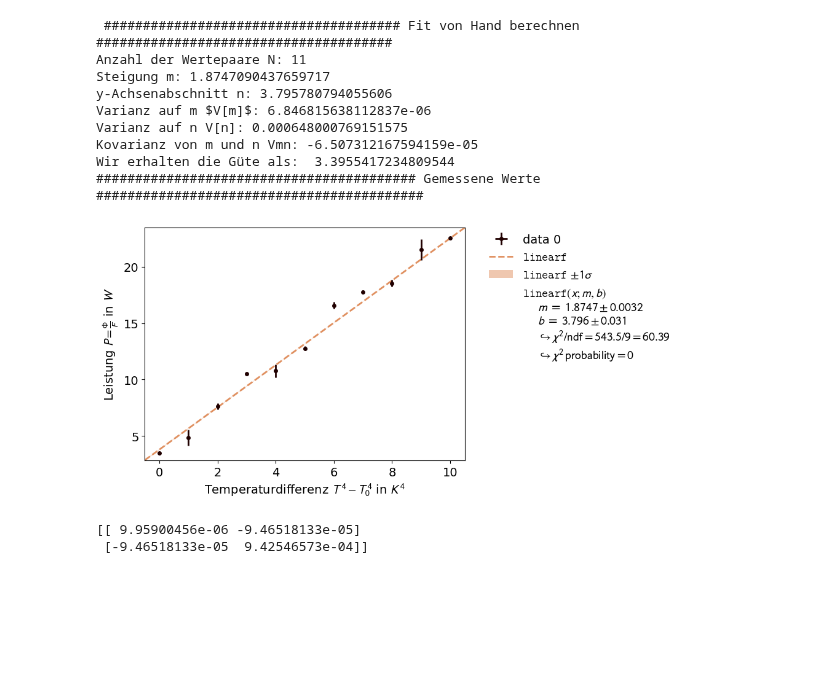
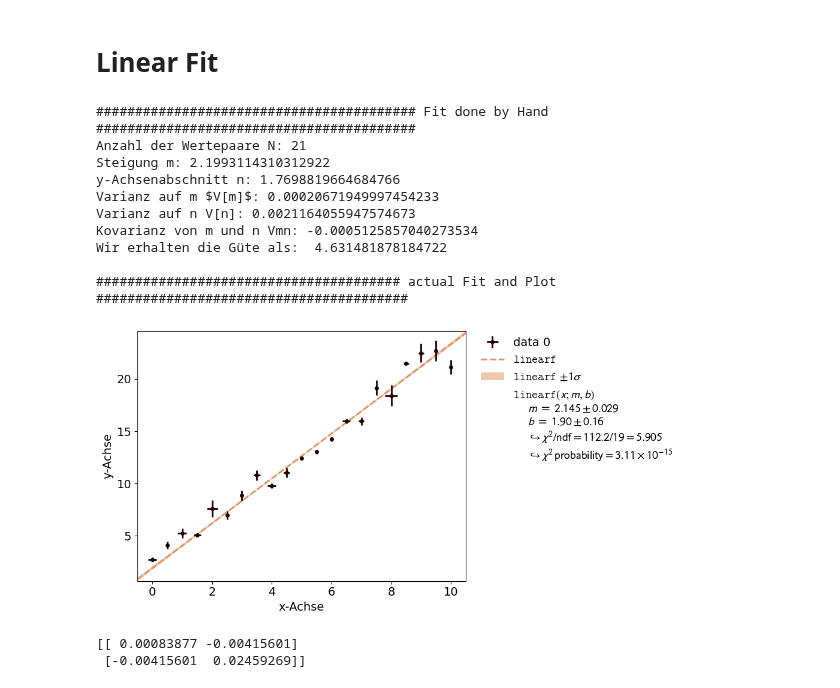
Before and after one commit to Adrian-Scholand/P2-Pysik-Praktikum-Uni-Bonn, a Jupyter notebook: New_Experiment.ipynb, the cells around one changed output. Drawn from its saved outputs; the diff is of its cells as text; code cells hidden in the pictures; blank space fills up the shorter version.

```diff
--- a/New_Experiment.ipynb
+++ b/New_Experiment.ipynb
@@ -170,29 +199,24 @@ plt.savefig(f'{name+".jpg"}', dpi = 300) #Plot als jpg-Datei abspeichern
+# %% [markdown]
+# Linear Fit
 # %%
-######################################## Geraden-Fit ########################################
+######################################## Linear Fit ########################################
 name = "name_Fit"
 
-#################### Werte festlegen ####################
-
-#Fit_label = r'Label der Messwerte'
+#################### Set Data ####################
 x_data =  x_data
 y_data = y_data
 x_err = x_err
 y_err = y_err
 
-#################### Achsenbeschriftung ####################
-xlabel = r'Temperaturdifferenz $T^4-T^4_0$ in $K^4$' #Die Lable sind formated-Strings, sodass sie LaTex-code darstellen können
-ylabel = r'Leistung $P=\frac{\Phi}{F}$ in $W$'
+#################### set Labels ####################
+xlabel = r'x-Achse' #label of x-axis
+ylabel = r'y-Achse' #label of y-axis
+
+######################################## Fit done by Hand ########################################
+print(f'{" Fit done by Hand ":#^100}')
 
 N = len(x_data)
-
-#from kafe2 import XYContainer, Fit, Plot
-#import matplotlib.pyplot as plt
-#import numpy as np
-
-######################################## Fit von Hand berechnen ########################################
-print("\n", f'{" Fit von Hand berechnen ":#^100}')
-
-print("Anzahl der Wertepaare N:" , N) #N = Anzahl der Wertepaare
+print("Anzahl der Wertepaare N:" , N) #N = number of Datapoints
 
 #################### Bildung der Varianzgewichteten Mittelwerte z ∈ {x, y, xy, x^2} ####################
 sumyerr  = sum(1/(y_err)**2)
@@ -232,48 +256,51 @@ print("Varianz auf n V[n]:", Vn)
 Vmn = -Vm * xMittel #Kovarianz von m und n
 print("Kovarianz von m und n Vmn:", Vmn)
 
 #Berechnung der Güte:
-xi2array = (y-m_fit*x-n_fit)**2/y_err #
+xi2array = (y_data-m_fit*x_data-n_fit)**2/y_err #
 xi2 = sum(xi2array)
 #print("xi^2-Wert des Fits: ",xi2)
 güte = xi2/(14-2) #Güte
 print("Wir erhalten die Güte als: ", güte)
 
-######################################## eigentlicher Fit und Plot ########################################
-print(f'{" Gemessene Werte ":#^100}')
+######################################## actual Fit and Plot ########################################
+print("\n" + f'{" actual Fit and Plot ":#^100}', sep="")
+#from kafe2 import XYContainer, Fit, Plot
+#import matplotlib.pyplot as plt
+#import numpy as np
 
 def linearf(x, m, b):# lineare Funktion aufstellen
     return m*x+b
 def linfit(x_data, y_data, x_err, y_err): # funktion mit den daten als argumenten erstellen
     xy_data = XYContainer(x_data, y_data) # behälter für x und y erstellen
-    #xy_data.add_error(axis='x', err_val=x_err) # x-Fehlerbalken
+    xy_data.add_error(axis='x', err_val=x_err) # x-Fehlerbalken
     xy_data.add_error(axis='y', err_val=y_err) # y-Fehlerbalken
     linear_fit = Fit(data=xy_data, model_function=linearf) # Objekt mit dem xy- Behälter und der linearen Funkrion erzeugen
     fit_results = linear_fit.do_fit() # ergebnisse bestimmen und später ausgeben lassen
-    #linear_fit.report()
+    #linear_fit.report() #The report is very long
     plot = Plot(fit_objects=linear_fit)
     plot.x_label = xlabel #Achsenbeschriftung x-Achse
     plot.y_label = ylabel #Achsenbeschriftung y-Achse
 
     plot.plot()
 
-    #plot als jpg abspeichern und anzeigen
     plt.savefig(f'{name+".jpg"}', dpi = 300) #Plot als jpg-Datei abspeichern
     plt.show() #Plot anzeigen
     return fit_results
 
 # Ergebnisse in der Kovarianzmatrix ausgeben lassen
 print(linfit(x_data, y_data, x_err, y_err)['parameter_cov_mat'])
 # %% [output]
- ###################################### Fit von Hand berechnen ######################################
-Anzahl der Wertepaare N: 11
-Steigung m: 1.8747090437659717
-y-Achsenabschnitt n: 3.795780794055606
-Varianz auf m $V[m]$: 6.846815638112837e-06
-Varianz auf n V[n]: 0.000648000769151575
-Kovarianz von m und n Vmn: -6.507312167594159e-05
-Wir erhalten die Güte als:  3.3955417234809544
-######################################### Gemessene Werte ##########################################
+######################################### Fit done by Hand #########################################
+Anzahl der Wertepaare N: 21
+Steigung m: 2.1993114310312922
+y-Achsenabschnitt n: 1.7698819664684766
+Varianz auf m $V[m]$: 0.00020671949997454233
+Varianz auf n V[n]: 0.0021164055947574673
+Kovarianz von m und n Vmn: -0.0005125857040273534
+Wir erhalten die Güte als:  4.631481878184722
+
+####################################### actual Fit and Plot ########################################
-[figure, old version]
+[figure, new version]
-[[ 9.95900456e-06 -9.46518133e-05]
- [-9.46518133e-05  9.42546573e-04]]
+[[ 0.00083877 -0.00415601]
+ [-0.00415601  0.02459269]]
```
Also changed, not shown: parts of 18 cells of this notebook, 7 other files.
